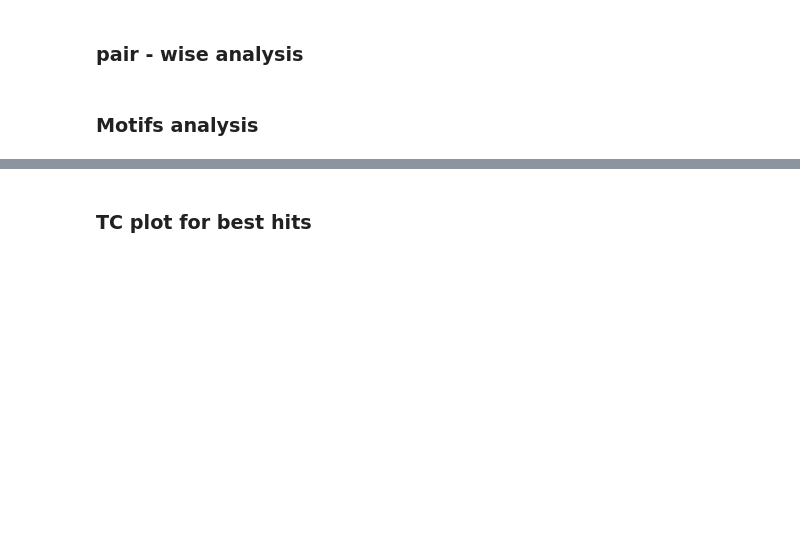
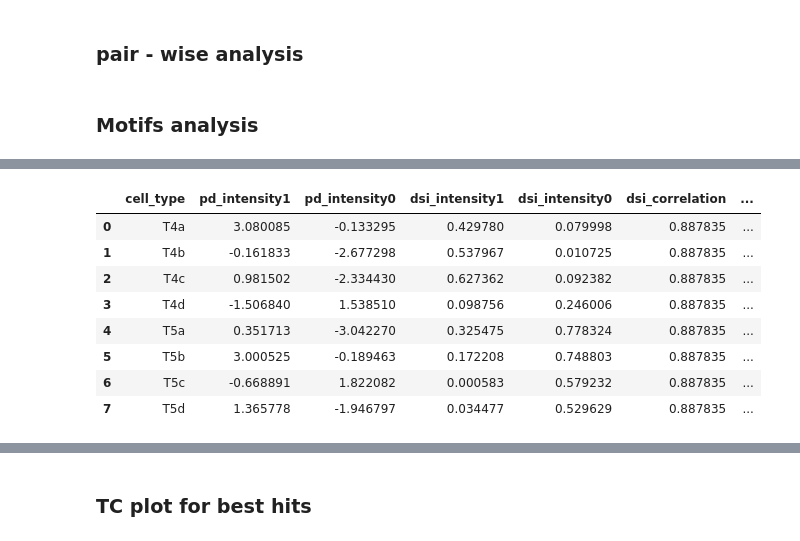
Before and after one commit to deangeckt/fly_wire_perturbations, a Jupyter notebook: moving_edge_analysis.ipynb, the cells around one changed output, grey strips where cells are left out. Saved outputs shown, nothing was run; the diff lists cells and outputs as text; code cells hidden in the pictures; blank space fills up the shorter version.

```diff
--- a/moving_edge_analysis.ipynb
+++ b/moving_edge_analysis.ipynb
@@ -194,0 +244,12 @@ print_top_10(plot_df)
+# %%
+origianl_network_res
+# %% [output]
+|  | cell_type | pd_intensity1 | pd_intensity0 | dsi_intensity1 | dsi_intensity0 | dsi_correlation | ... |
+| 0 | T4a | 3.080085 | -0.133295 | 0.429780 | 0.079998 | 0.887835 | ... |
+| 1 | T4b | -0.161833 | -2.677298 | 0.537967 | 0.010725 | 0.887835 | ... |
+| 2 | T4c | 0.981502 | -2.334430 | 0.627362 | 0.092382 | 0.887835 | ... |
+| 3 | T4d | -1.506840 | 1.538510 | 0.098756 | 0.246006 | 0.887835 | ... |
+| 4 | T5a | 0.351713 | -3.042270 | 0.325475 | 0.778324 | 0.887835 | ... |
+| 5 | T5b | 3.000525 | -0.189463 | 0.172208 | 0.748803 | 0.887835 | ... |
+| 6 | T5c | -0.668891 | 1.822082 | 0.000583 | 0.579232 | 0.887835 | ... |
+| 7 | T5d | 1.365778 | -1.946797 | 0.034477 | 0.529629 | 0.887835 | ... |
```
Also changed, not shown: parts of 5 cells of this notebook.
